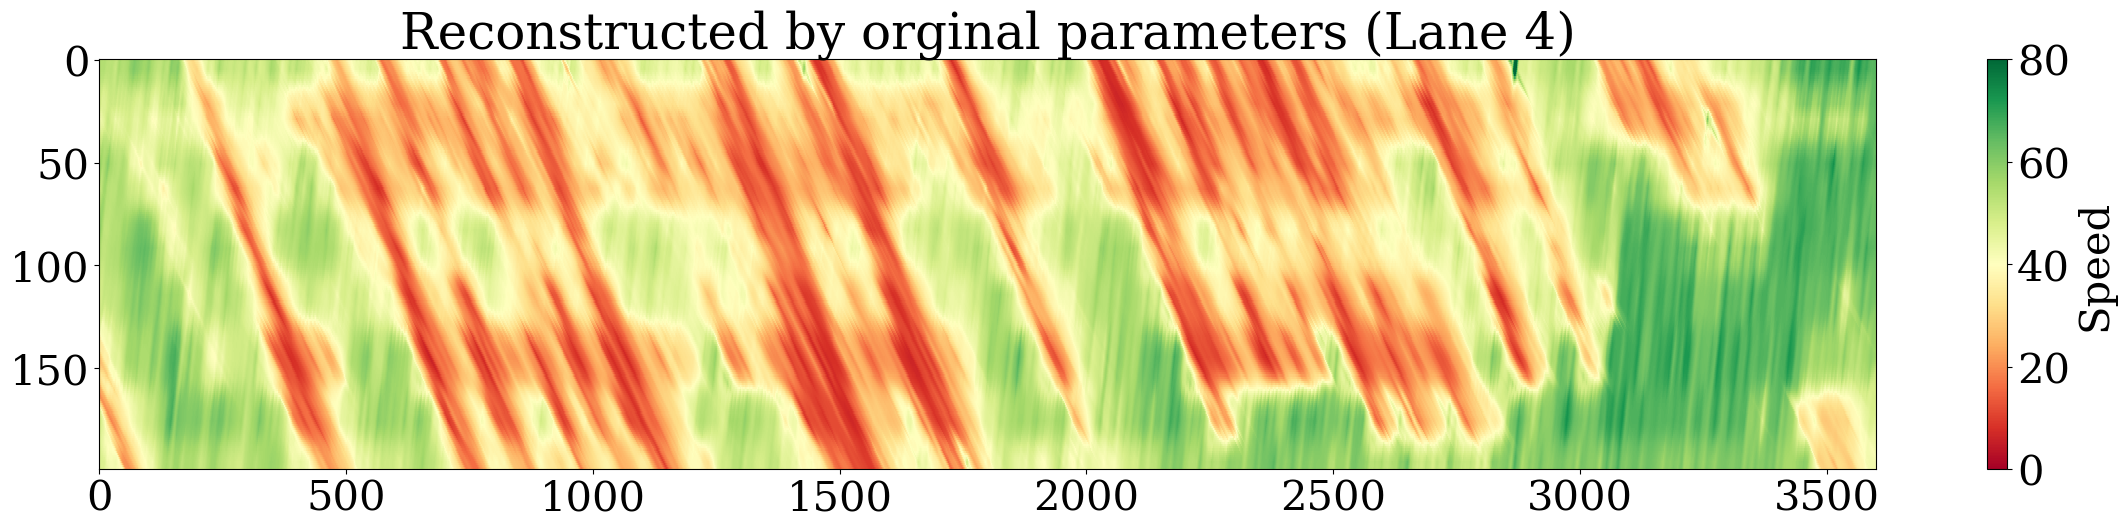
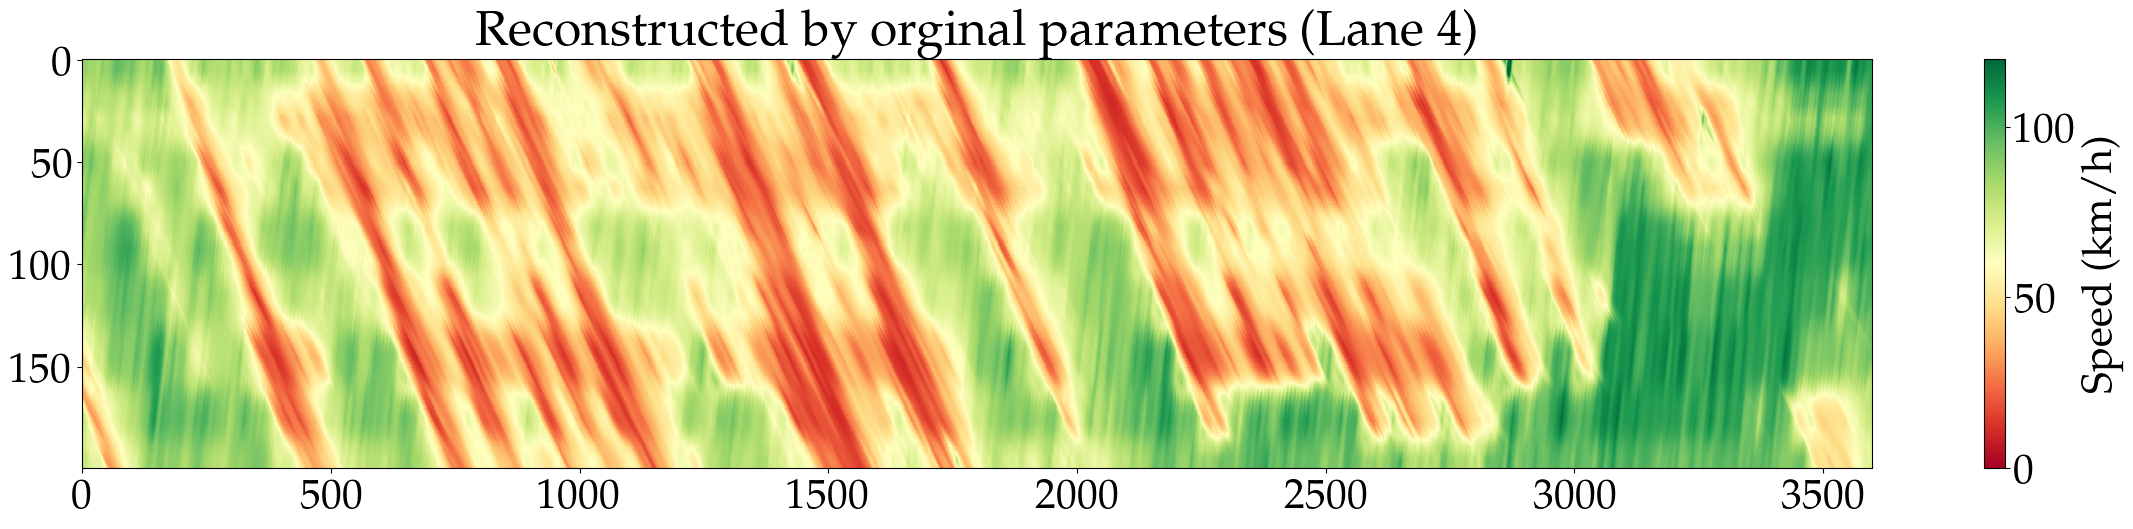
Unified diff of the notebook cell whose output changed from the first chart to the second:
--- before
+++ after
@@ -1,6 +1,7 @@
 plt.figure(figsize=(24, 6))
 plt.rcParams.update({'font.size': 30, 'font.family': 'serif'})
-plt.imshow(original_asm_speed, cmap='RdYlGn', interpolation='nearest', origin='lower',vmin=0, vmax=80, aspect='auto')
-plt.colorbar(label='Speed')
+plt.imshow(MILE_TO_KM * original_asm_speed, cmap='RdYlGn', interpolation='nearest', 
+           origin='lower',vmin=0, vmax=120, aspect='auto')
+plt.colorbar(label='Speed (km/h)')
 plt.title('Reconstructed by orginal parameters (Lane 4)')
 plt.tight_layout()

Commit: Update